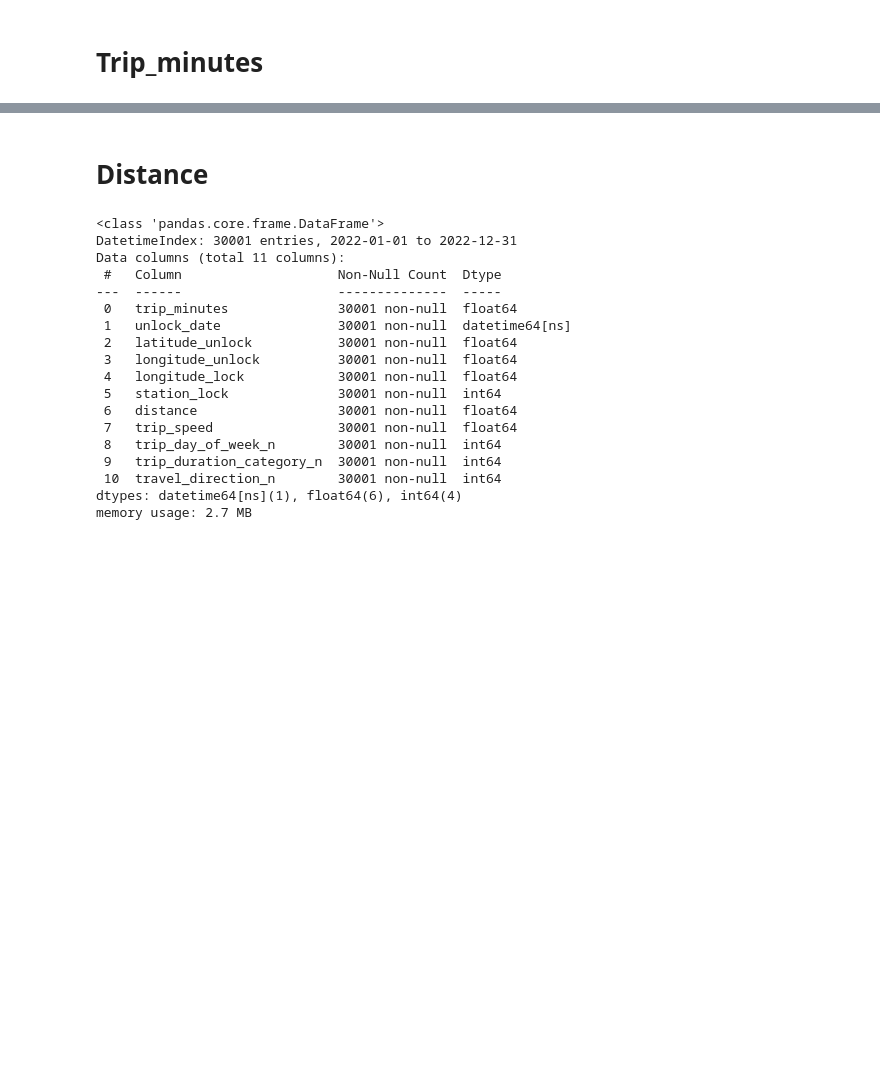
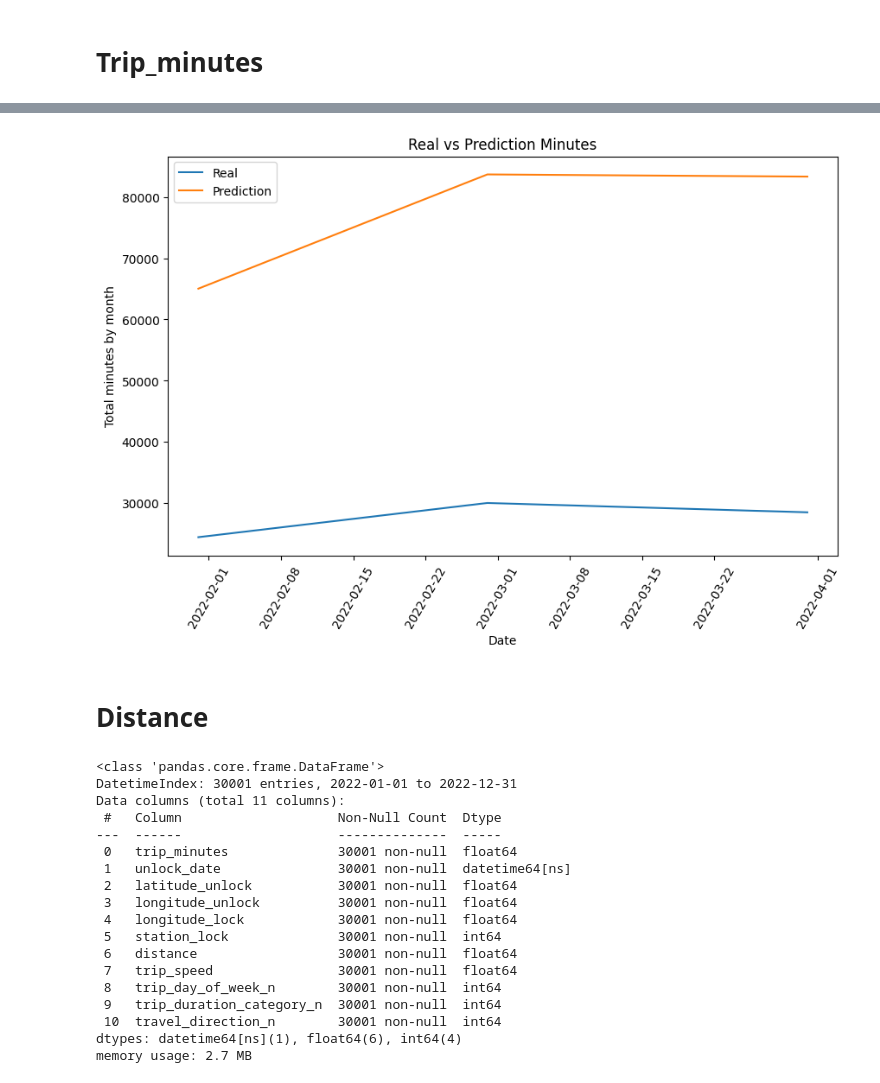
Before and after one commit to Proyect-Final-4Geeks-RJ/BiciMad_4geeks_ML, a Jupyter notebook: src/notebooks/models_2.ipynb, the cells around one changed output, grey strips where cells are left out. Saved outputs shown, nothing was run; the diff lists cells and outputs as text; code cells hidden in the pictures; blank space fills up the shorter version.

```diff
--- a/src/notebooks/models_2.ipynb
+++ b/src/notebooks/models_2.ipynb
@@ -142,6 +137,4 @@ trips_by_month.mean()
 # %%
 #Establecemos cuales serán los elementos del gráfico:
 trips_2022_minutes = pd.DataFrame(suma_trip_minutes_por_mes)
-trips_2022_minutes = trips_2022_minutes.reset_index(drop=True)
-trips_2022_minutes = trips_2022_minutes.rename(columns={'trip_minutes': '0'})
 prediction_minutes = forecast_min*trips_by_month.mean()
@@ -163,0 +163,11 @@ prediction_minutes
+# %%
+# Lista de datos
+serie = [65021.76,  83687.04,  83329.68,  85325.66,  148360.48,  135495.3,  114673.93,  78170.56,  124878.23,  118878.41,  91910.56,  59225.5]
+
+# Crear un rango de fechas para cada mes del año  2022
+fechas = pd.date_range(start='2022-01-01', periods=len(serie), freq='M')
+
+# Crear el DataFrame con las fechas como índice y la serie como datos
+df = pd.DataFrame(serie, index=fechas, columns=['Valor'])
+
+print(df)
@@ -164,3 +188,18 @@ prediction_minutes
+# %%
+#Gráfico para presentación
+
+plt.figure(figsize=(10, 6))
+
+plt.plot(trips_2022_minutes[:3])
+plt.plot(df[:3])
+plt.title('Real vs Prediction Minutes')
+plt.ylabel('Total minutes by month')
+plt.xlabel('Date')
+plt.legend(['Real','Prediction'], loc='upper left')
+plt.xticks(rotation=60)
+plt.show()
+# %% [output]
+[figure, added]
 # %% [markdown]
 # Distance
 # %%
```
Also changed, not shown: parts of 38 cells of this notebook, 13 other files.
